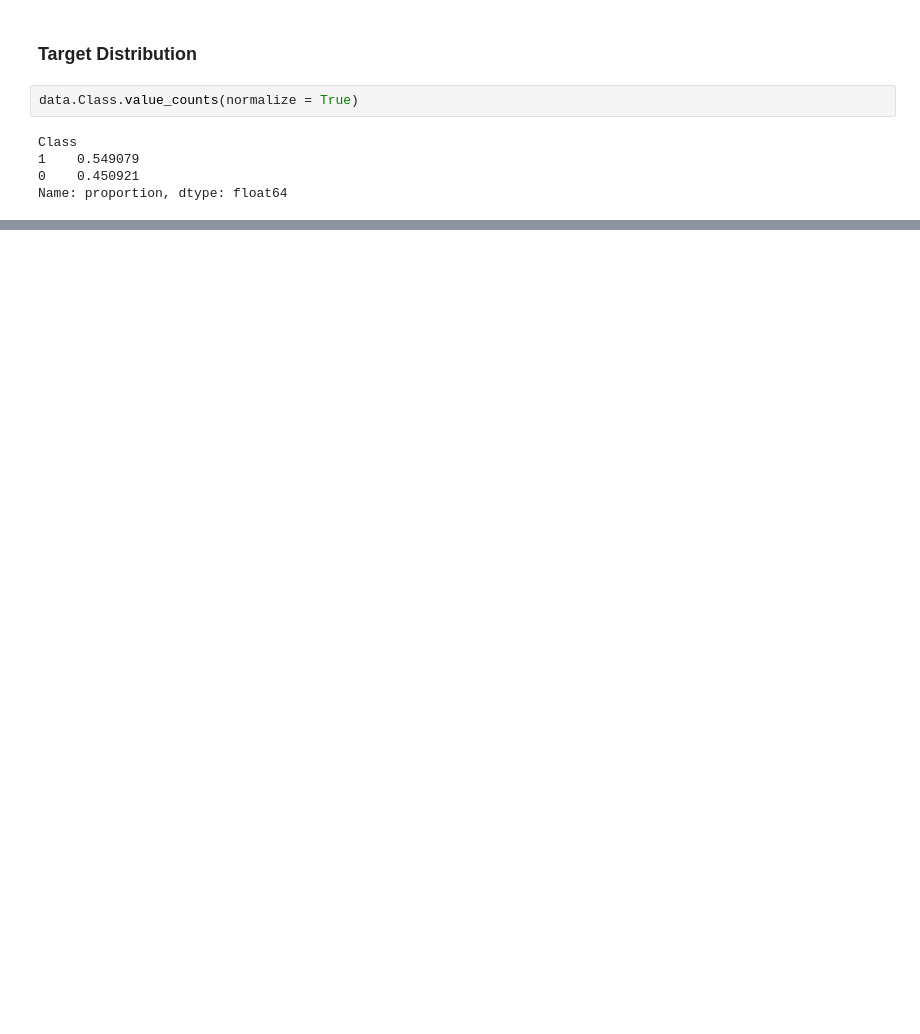
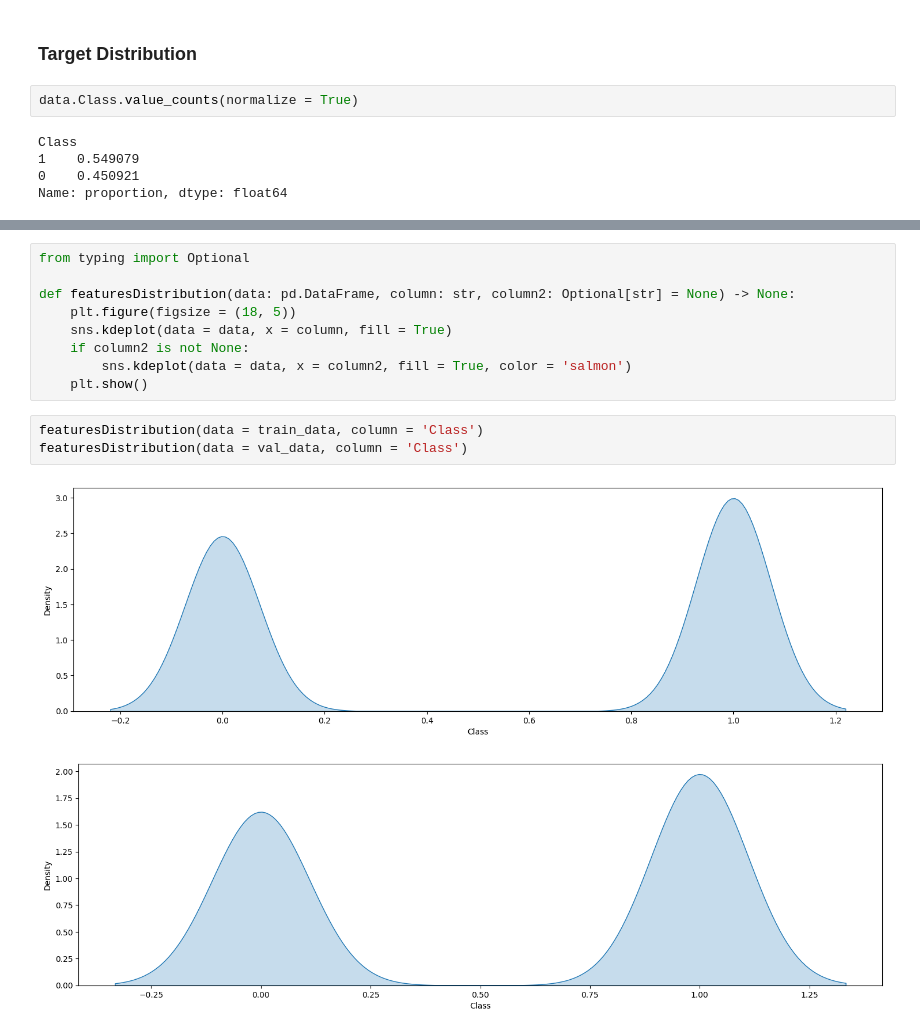
Before and after one commit to Nathdo/TestProdV1, a Jupyter notebook: notebooks/EDA.ipynb, the cells around one changed output, grey strips where cells are left out. Cells and saved outputs as stored; diff of their text form; blank space fills up the shorter version.

```diff
--- a/notebooks/EDA.ipynb
+++ b/notebooks/EDA.ipynb
@@ -56,0 +90,15 @@ Name: proportion, dtype: float64
+# %%
+from typing import Optional
+
+def featuresDistribution(data: pd.DataFrame, column: str, column2: Optional[str] = None) -> None:
+    plt.figure(figsize = (18, 5))
+    sns.kdeplot(data = data, x = column, fill = True)
+    if column2 is not None:
+        sns.kdeplot(data = data, x = column2, fill = True, color = 'salmon')
+    plt.show()
+# %%
+featuresDistribution(data = train_data, column = 'Class')
+featuresDistribution(data = val_data, column = 'Class')
+# %% [output]
+[figure, added]
+[figure, added]
```
Also changed, not shown: parts of 10 cells of this notebook, 5 other files.
